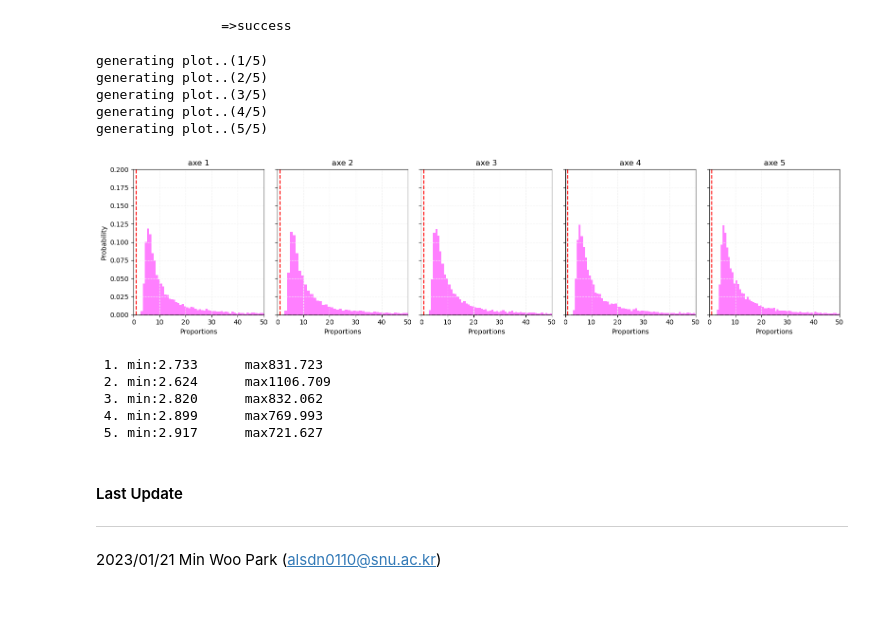
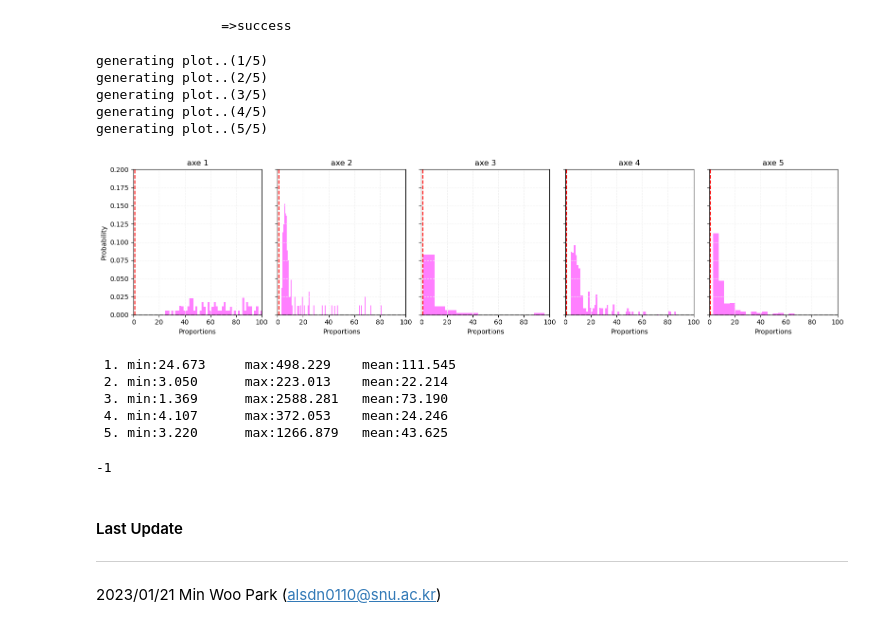
Before and after one commit to MinwooPark96/Computation-Mean-Transform-Convergence, a Jupyter notebook: paper_example.ipynb, the cells around one changed output. Drawn from its saved outputs; the diff is of its cells as text; code cells hidden in the pictures.

```diff
--- a/paper_example.ipynb
+++ b/paper_example.ipynb
@@ -366,9 +366,39 @@ import time
 import random
 from tqdm import tqdm
 
-def compute_bucket(col=10,n=100,sample_size = 10000,iter = 5):
+def make_random(option=0,col=10):
     current_time = int(time.time())
     random.seed(current_time)
+
+    if option == 0:
+        T_list = [random.gauss(mu=0,sigma=1) for _ in range(col*col)]
+        T = np.matrix(T_list).reshape(col,col)
+        return T
+
+    elif option == 1:
+        T_list = [random.random() for _ in range(col*col)]
+        T=np.matrix(T_list).reshape(col,col)
+        return T
+    elif option == 2:
+        T_list = [random.random() for _ in range(col*col)]
+        T = np.matrix(T_list).reshape(col,col)
+        return 1 / (1 +np.exp(-T))
+
+    elif option == 3 :
+        T_list = [complex(random.random(),random.random()) for _ in range(col*col)]
+        T=np.matrix(T_list).reshape(col,col)
+        return T
+
+    elif option == 4:
+        T_list = [random.randint(1,100) for _ in range(col*col)]
+        T = np.matrix(T_list).reshape(col,col)
+        return T
+    else:
+        raise Exception("not develop")
+
+
+
+def compute_bucket(col=10,n=100,sample_size = 10000,iter = 5):
 
     Transformer = MeanTrans()
     buckets = list()
@@ -377,9 +407,9 @@ def compute_bucket(col=10,n=100,sample_size = 10000,iter = 5):
     for idx in range(iter):
         print("=========="+"<start>"+"==========="+"({0}/{1})".format(idx+1,iter))
         bucket=list()
+
         for _ in tqdm(range(sample_size)):
-            T_list = [complex(random.random(),random.random()) for _ in range(col*col)]
-            T=np.matrix(T_list).reshape(col,col)
+            T = make_random(option=idx)
             Transformer.transform(T,n)
             Transformer.normal_calculator()
 
@@ -412,50 +442,55 @@ with open('buckets_10_100_10000_5.pickle', 'wb') as f:
 # %%
 def compute_plot(buckets):
     #plotting
     iter=len(buckets)
     sample_size=len(buckets[0])
     fig, axes = plt.subplots(1,iter,sharex=True,sharey=True,figsize=(16,4))
 
     for idx in range(iter):
 
-        axes[idx].hist(buckets[idx],density=True,bins=1000,color="magenta",histtype='bar',alpha=0.5)
+        axes[idx].hist(buckets[idx],density=True,bins=300,color="magenta",histtype='bar',alpha=0.5)
         # Add labels and title
         axes[idx].set_xlabel('Proportions',rotation=0)
         if idx==0:
             axes[idx].set_ylabel('Probability',rotation=90)
         axes[idx].set_title("axe {}".format(idx+1))
-        axes[idx].set_xlim(0,50)
+        axes[idx].set_xlim(0,100)
         axes[idx].set_ylim(0,0.2)
 
         axes[idx].vlines(ymin=0,ymax=1,x=1,colors='r',linestyles='--')
         axes[idx].grid(color='0.95',linestyle="--")
         axes[idx].hlines(xmin=0,xmax=100,y=0,colors='black',alpha=0.3,linestyles='--')
         print("generating plot.."+"({0}/{1})".format(idx+1,iter))
 
     plt.tight_layout()
     plt.show()
 compute_plot(buckets)
 # %% [output]
 generating plot..(1/5)
 generating plot..(2/5)
 generating plot..(3/5)
 generating plot..(4/5)
 generating plot..(5/5)
-[figure, old version]
+[figure, new version]
 # %%
 def compute_table(buckets):
     iter=len(buckets)
     sample_size=len(buckets[0])
 
     for idx in range(iter):
-        print("{0:2}. min:{1:<10.3f} max{2:<10.3f}".format(idx+1,min(buckets[idx]),max(buckets[idx])))
+        print("{0:2}. min:{1:<10.3f} max:{2:<10.3f} mean:{3:<10.3f}".format(idx+1,min(buckets[idx]),max(buckets[idx]),sum(buckets[idx])/sample_size))
 compute_table(buckets)
 # %% [output]
- 1. min:2.733      max831.723
- 2. min:2.624      max1106.709
- 3. min:2.820      max832.062
- 4. min:2.899      max769.993
- 5. min:2.917      max721.627
+ 1. min:24.673     max:498.229    mean:111.545
+ 2. min:3.050      max:223.013    mean:22.214
+ 3. min:1.369      max:2588.281   mean:73.190
+ 4. min:4.107      max:372.053    mean:24.246
+ 5. min:3.220      max:1266.879   mean:43.625
+# %%
+T=np.array(1)
+-T
+# %% [output]
+-1
 # %% [markdown]
 #### Last Update
 
```
Also changed, not shown: parts of 1 cell of this notebook, 1 other file.
